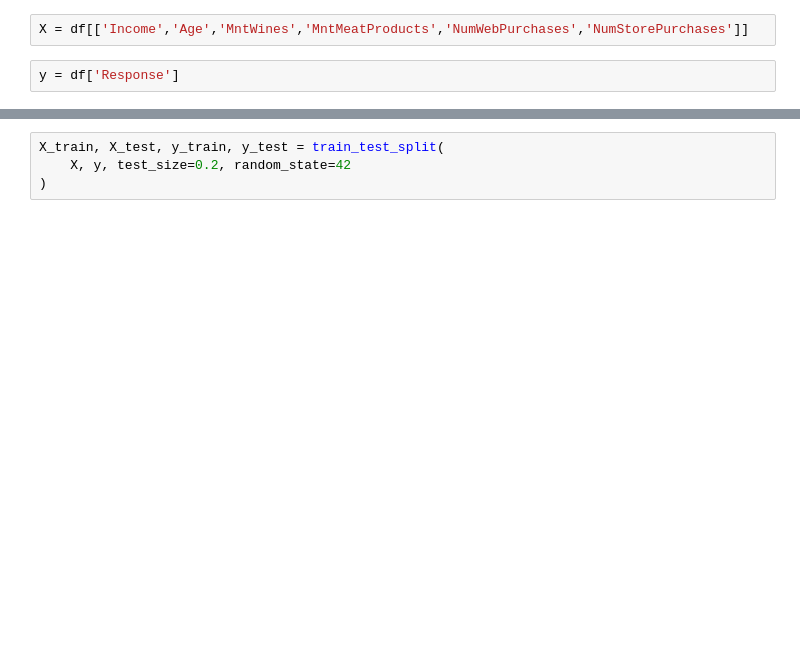
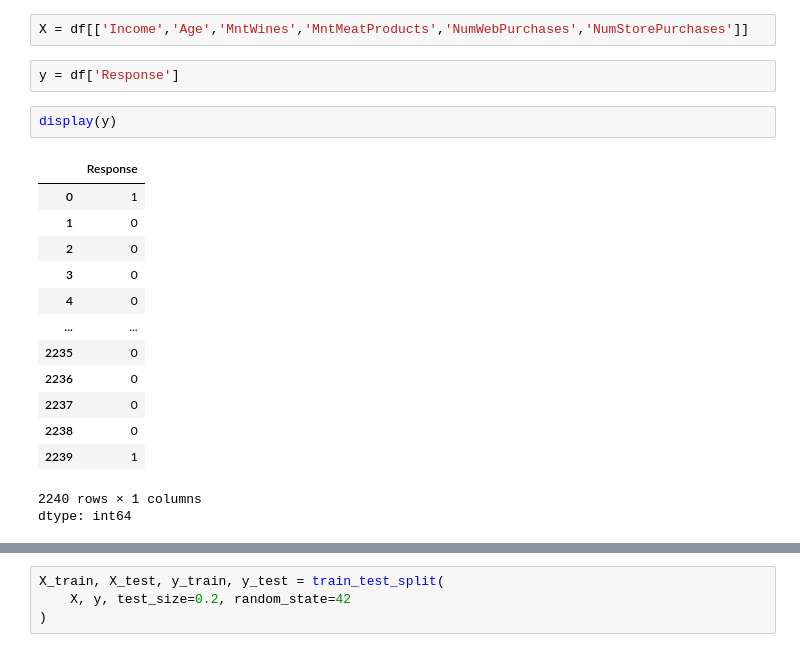
Before and after one commit to Luke-Dev-Tech/Business_intelligence_and_data-mining, a Jupyter notebook: BI_Project.ipynb, the cells around one changed output, grey strips where cells are left out. Cells and saved outputs as stored; diff of their text form; blank space fills up the shorter version.

```diff
--- a/BI_Project.ipynb
+++ b/BI_Project.ipynb
@@ -700,3 +702,20 @@ This segmentation supports targeted marketing.
 X = df[['Income','Age','MntWines','MntMeatProducts','NumWebPurchases','NumStorePurchases']]
 # %%
 y = df['Response']
+# %%
+display(y)
+# %% [output]
+|  | Response |
+| 0 | 1 |
+| 1 | 0 |
+| 2 | 0 |
+| 3 | 0 |
+| 4 | 0 |
+| ... | ... |
+| 2235 | 0 |
+| 2236 | 0 |
+| 2237 | 0 |
+| 2238 | 0 |
+| 2239 | 1 |
+2240 rows × 1 columns
+dtype: int64
```
Also changed, not shown: parts of 34 cells of this notebook.
